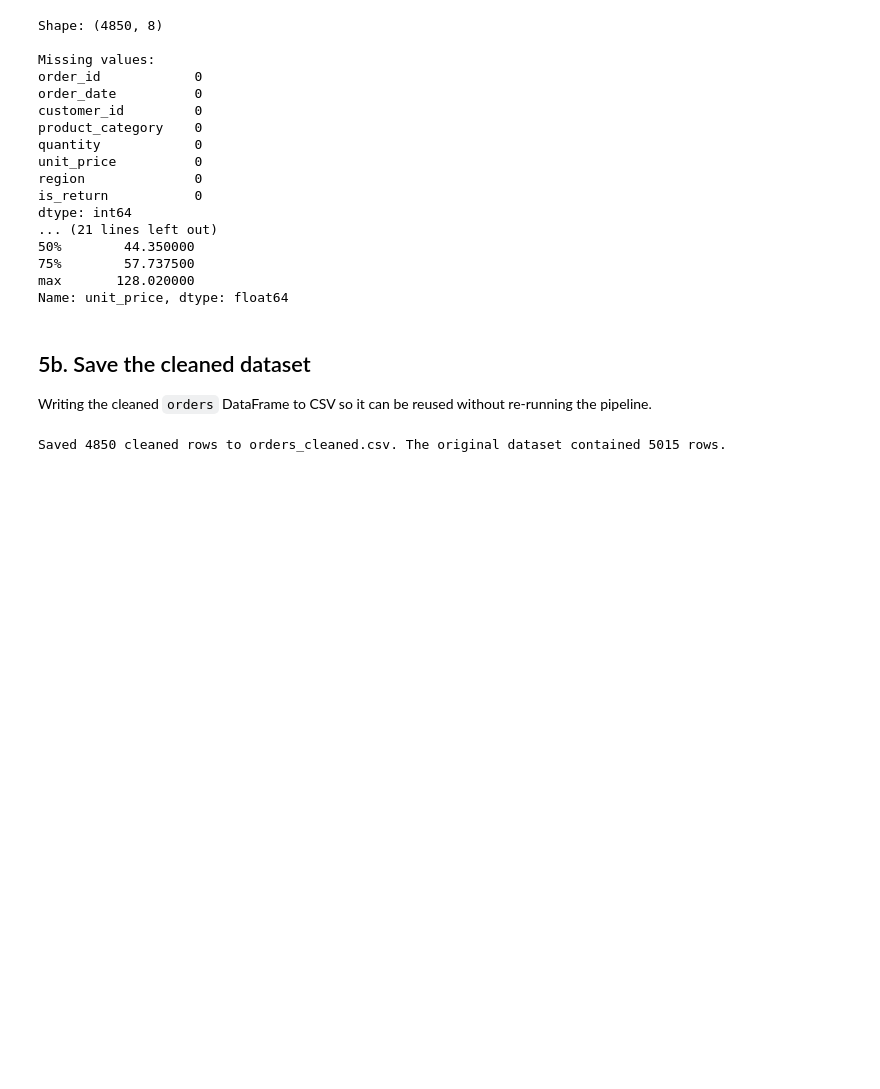
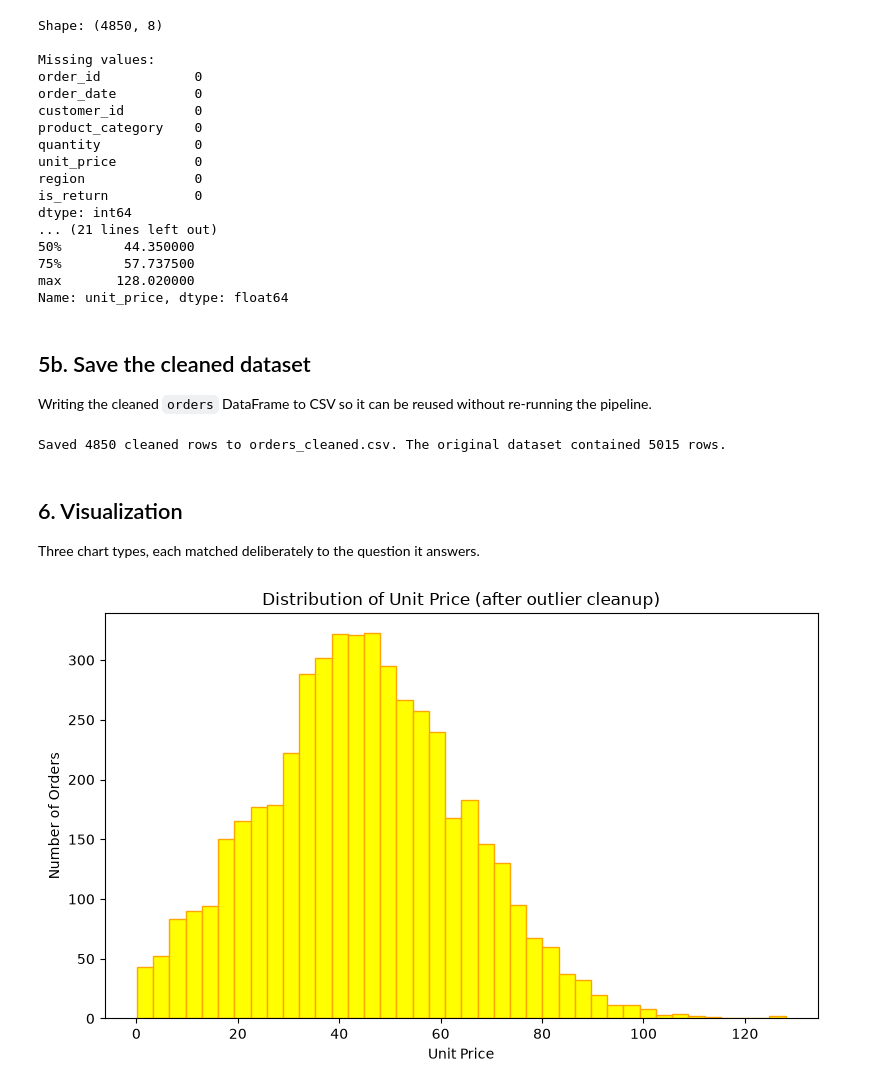
Before and after one commit to Timothious-arhamsoft/DailyTask, a Jupyter notebook: Week5_test/eda_pipeline.ipynb, the cells around one changed output. Cells and saved outputs as stored; diff of their text form; code cells hidden in the pictures; blank space fills up the shorter version.

Commit message:
vis: add distribution, category comparison, and relationship plots

```diff
--- a/Week5_test/eda_pipeline.ipynb
+++ b/Week5_test/eda_pipeline.ipynb
@@ -334,3 +363,14 @@ Returns flagged: 29
+# %%
+# I Choosed to Convert the values to positive using .abs()
+# --- unit_price: negative sign correction ---
+
+'''
+Negative unit prices, such as -25.58, are not valid in normal transaction data
+and may result from data-entry mistakes, system errors, or incorrect use of negative signs.
+Since the actual price amount is still correct, using .abs() converts the value to its positive form.
+This allows us to keep the complete order records while avoiding unnecessary data loss or inaccurate price calculations.
+'''
+orders["unit_price"] = orders["unit_price"].abs()
 # %%
 # --- unit_price: outlier sentinel values ---
 '''
@@ -408,3 +448,18 @@ orders.to_csv("orders_cleaned.csv", index=False)
 print(f"Saved {len(orders)} cleaned rows to orders_cleaned.csv. The original dataset contained {original_rows_length} rows.")
 # %% [output]
 Saved 4850 cleaned rows to orders_cleaned.csv. The original dataset contained 5015 rows.
+# %% [markdown]
+## 6. Visualization
+
+Three chart types, each matched deliberately to the question it answers.
+# %%
+# Q: How is unit_price distributed after removing the sentinel outliers?
+fig, ax = plt.subplots(figsize=(8,5))
+ax.hist(orders["unit_price"], bins=40, color="yellow", edgecolor="orange")
+ax.set_title("Distribution of Unit Price (after outlier cleanup)")
+ax.set_xlabel("Unit Price")
+ax.set_ylabel("Number of Orders")
+plt.tight_layout()
+plt.show()
+# %% [output]
+[figure, added]
```
Also changed, not shown: parts of 11 cells of this notebook, 1 other file.
